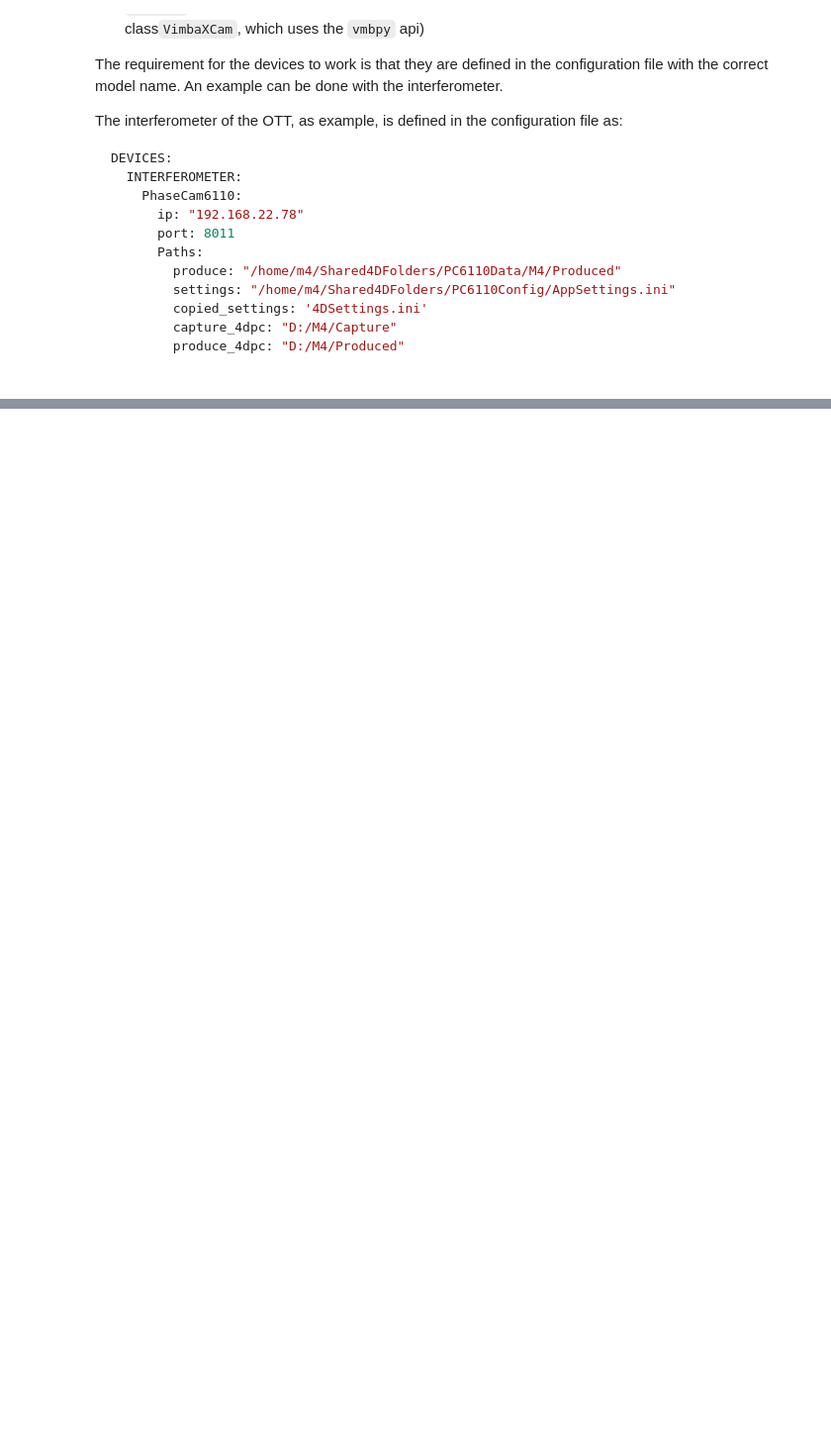
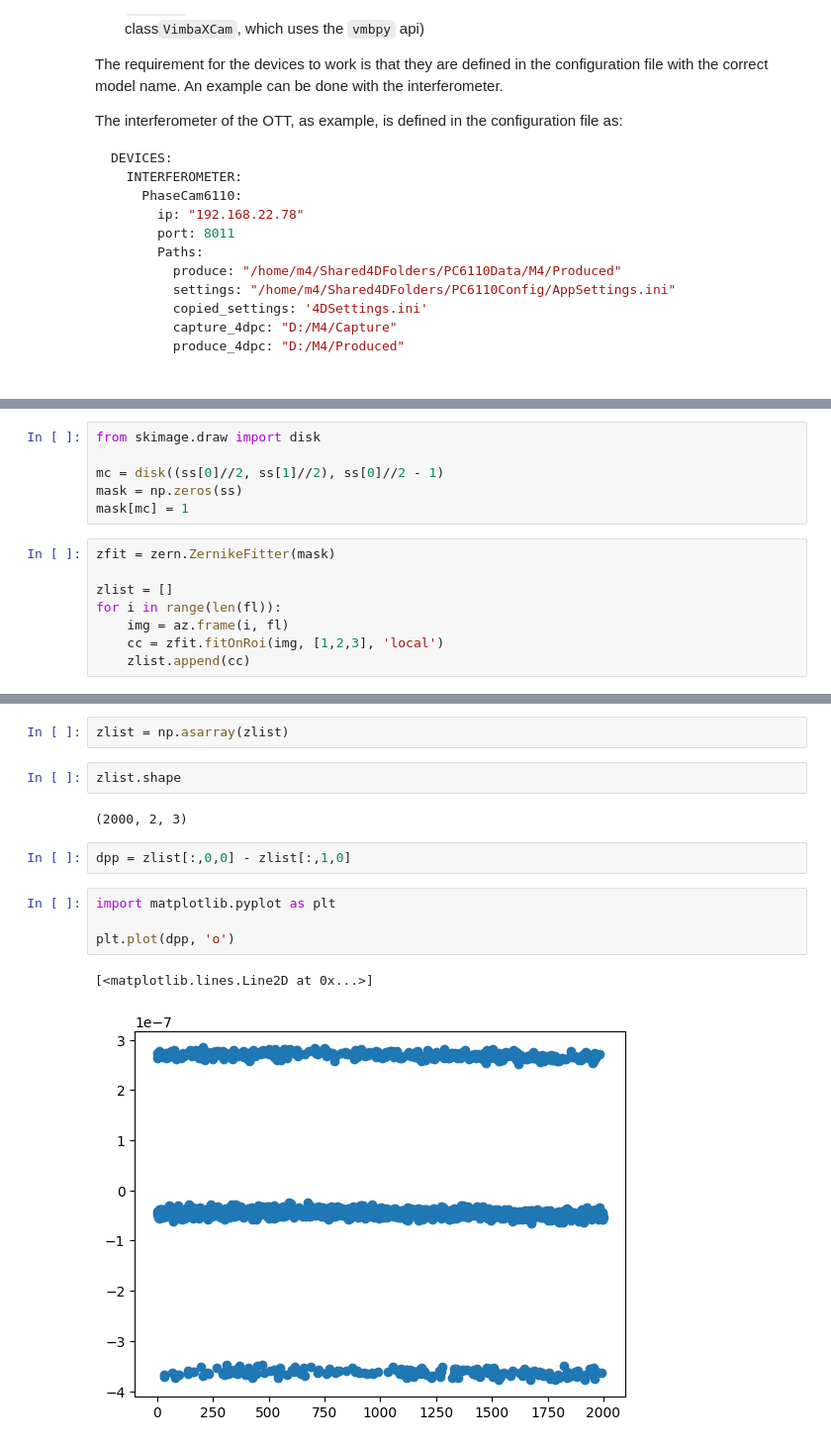
Before and after one commit to pietroferraiuolo/labott, a Jupyter notebook: opt-tutorial.ipynb, the cells around one changed output, grey strips where cells are left out. Shown: that part at 99% size. Drawn from its saved outputs; the diff is of its cells as text; blank space fills up the shorter version.

```diff
--- a/opt-tutorial.ipynb
+++ b/opt-tutorial.ipynb
@@ -427,0 +447,14 @@ superimshow([image], origin='upper', titles=['Acquired Phase Map'])
+# %%
+from skimage.draw import disk
+
+mc = disk((ss[0]//2, ss[1]//2), ss[0]//2 - 1)
+mask = np.zeros(ss)
+mask[mc] = 1
+# %%
+zfit = zern.ZernikeFitter(mask)
+
+zlist = []
+for i in range(len(fl)):
+    img = az.frame(i, fl)
+    cc = zfit.fitOnRoi(img, [1,2,3], 'local')
+    zlist.append(cc)
@@ -427,0 +479,15 @@ superimshow([image], origin='upper', titles=['Acquired Phase Map'])
+# %%
+zlist = np.asarray(zlist)
+# %%
+zlist.shape
+# %% [output]
+(2000, 2, 3)
+# %%
+dpp = zlist[:,0,0] - zlist[:,1,0]
+# %%
+import matplotlib.pyplot as plt
+
+plt.plot(dpp, 'o')
+# %% [output]
+[<matplotlib.lines.Line2D at 0x...>]
+[figure, added]
```
Also changed, not shown: parts of 19 cells of this notebook.
